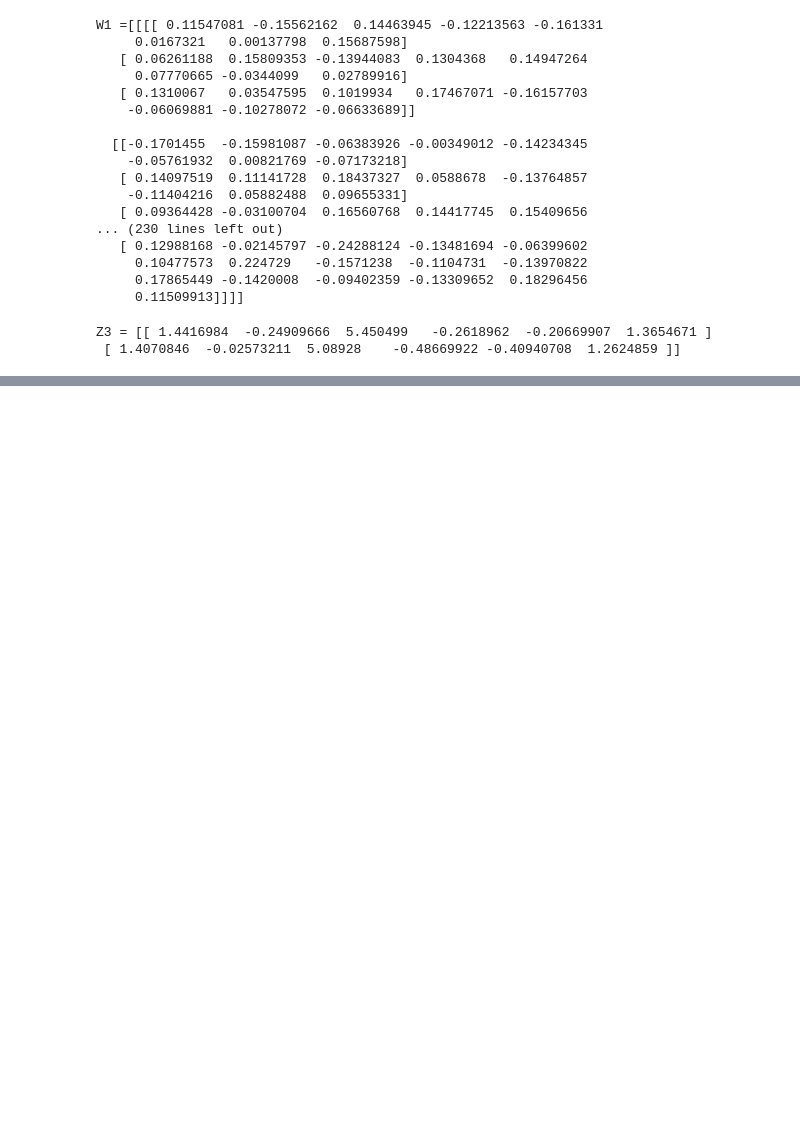
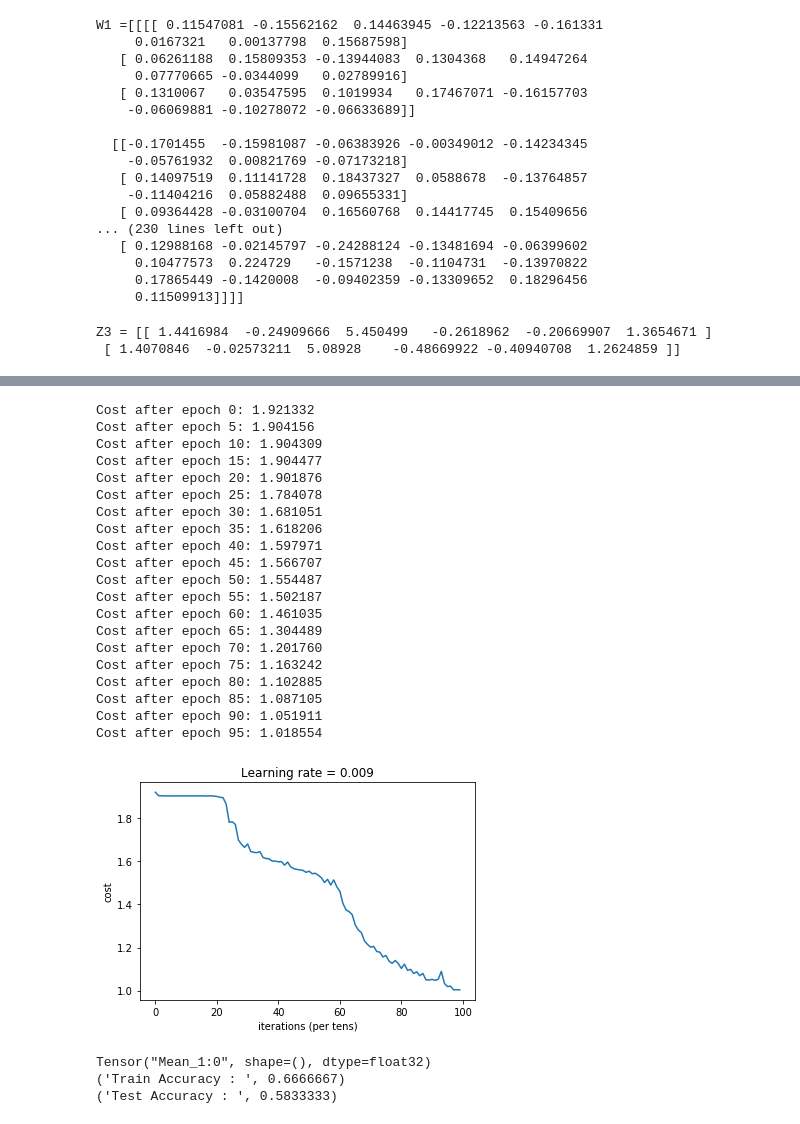
Before and after one commit to prashantgavit/Tensorflow-tutorial, a Jupyter notebook: CNN/CNN.ipynb, the cells around one changed output, grey strips where cells are left out. Cells and saved outputs as stored; diff of their text form; code cells hidden in the pictures; blank space fills up the shorter version.

```diff
--- a/CNN/CNN.ipynb
+++ b/CNN/CNN.ipynb
@@ -178,4 +178,5 @@ with tf.Session() as sess:
 
     sess.run(init)
 
-    a = sess.run(cost, {X : np.random.randn()})
+    a = sess.run(cost, {X : np.random.randn(4, 64, 64, 3), Y : np.random.randn(4,6)})
+    print("cost = " + str(a))
@@ -181,0 +264,27 @@ with tf.Session() as sess:
+# %%
+_,_,parameters = model(X_train, Y_train, X_test, Y_test)
+# %% [output]
+Cost after epoch 0: 1.921332
+Cost after epoch 5: 1.904156
+Cost after epoch 10: 1.904309
+Cost after epoch 15: 1.904477
+Cost after epoch 20: 1.901876
+Cost after epoch 25: 1.784078
+Cost after epoch 30: 1.681051
+Cost after epoch 35: 1.618206
+Cost after epoch 40: 1.597971
+Cost after epoch 45: 1.566707
+Cost after epoch 50: 1.554487
+Cost after epoch 55: 1.502187
+Cost after epoch 60: 1.461035
+Cost after epoch 65: 1.304489
+Cost after epoch 70: 1.201760
+Cost after epoch 75: 1.163242
+Cost after epoch 80: 1.102885
+Cost after epoch 85: 1.087105
+Cost after epoch 90: 1.051911
+Cost after epoch 95: 1.018554
+[figure, added]
+Tensor("Mean_1:0", shape=(), dtype=float32)
+('Train Accuracy : ', 0.6666667)
+('Test Accuracy : ', 0.5833333)
```
Also changed, not shown: parts of 3 cells of this notebook, 16 other files.
